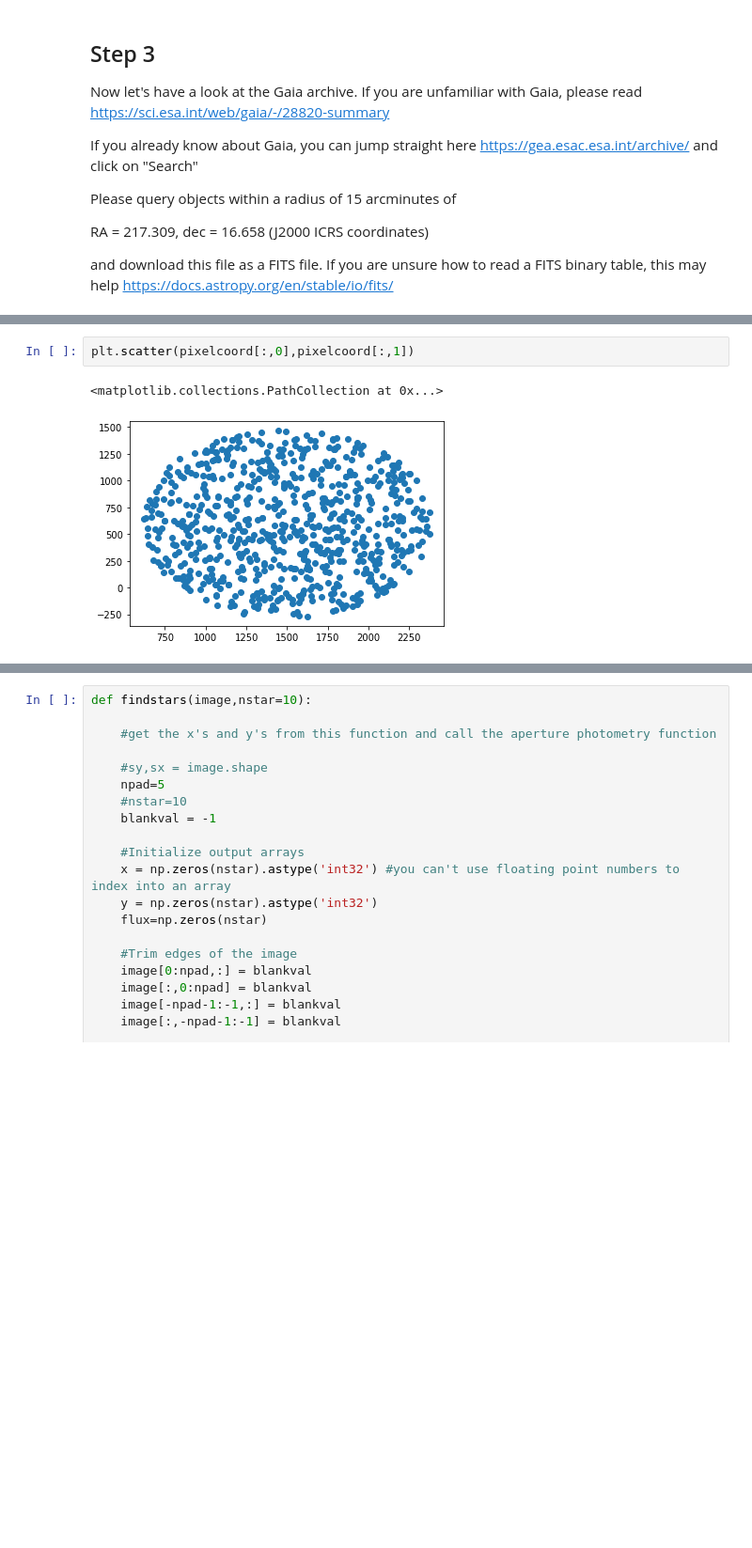
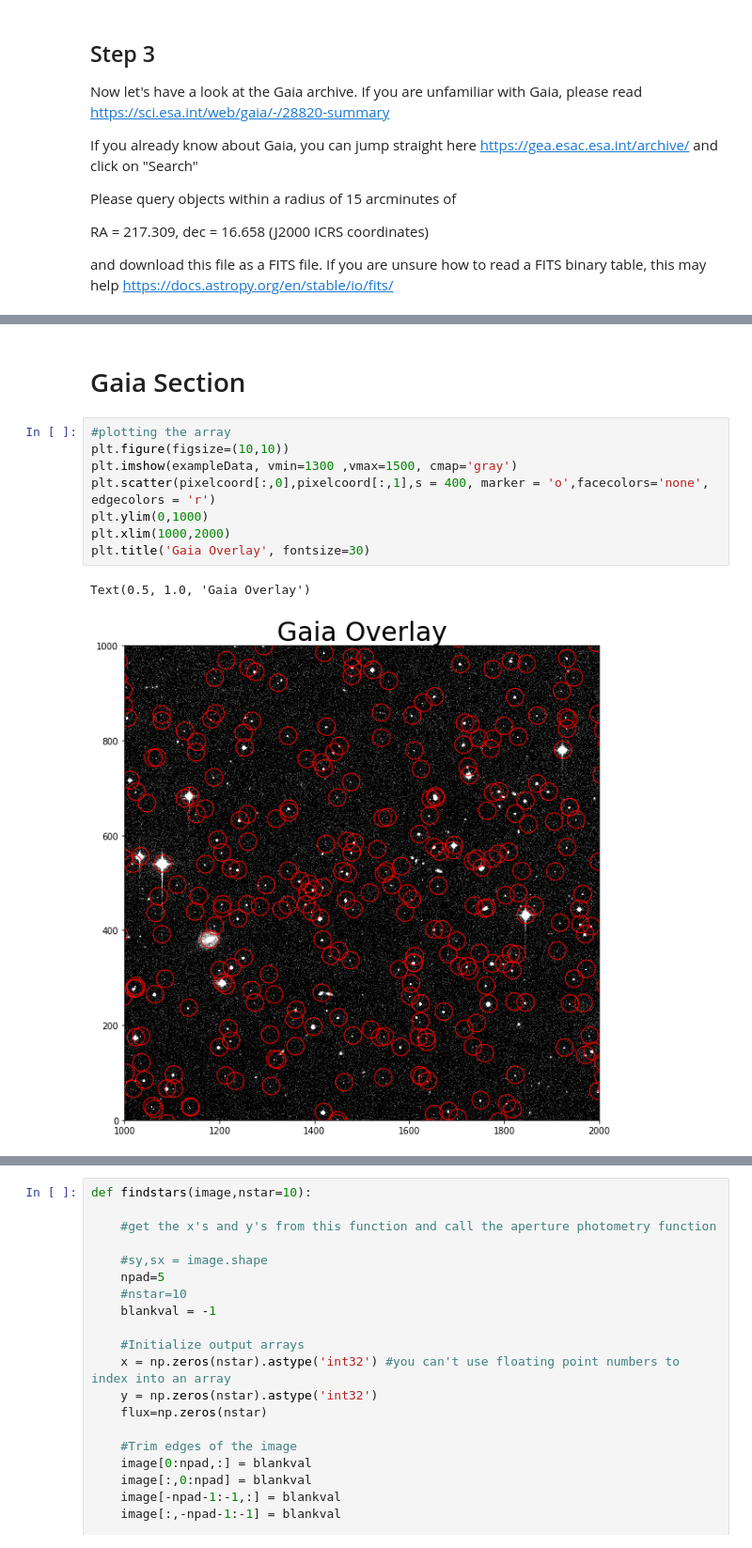
Before and after one commit to lockepatton/ASTR100-2020, a Jupyter notebook: Students/AlexanderMcPike/HW2_McPike.ipynb, the cells around one changed output, grey strips where cells are left out. Shown at 94% size. Cells and saved outputs as stored; diff of their text form; blank space fills up the shorter version.

```diff
--- a/Students/AlexanderMcPike/HW2_McPike.ipynb
+++ b/Students/AlexanderMcPike/HW2_McPike.ipynb
@@ -226,5 +195,13 @@ array([[1484.98433027,  584.31404285],
-# %%
-plt.scatter(pixelcoord[:,0],pixelcoord[:,1])
-# %% [output]
-<matplotlib.collections.PathCollection at 0x...>
-[figure, removed]
+# %% [markdown]
+# Gaia Section
+# %%
+#plotting the array
+plt.figure(figsize=(10,10))
+plt.imshow(exampleData, vmin=1300 ,vmax=1500, cmap='gray')
+plt.scatter(pixelcoord[:,0],pixelcoord[:,1],s = 400, marker = 'o',facecolors='none', edgecolors = 'r')
+plt.ylim(0,1000)
+plt.xlim(1000,2000)
+plt.title('Gaia Overlay', fontsize=30)
+# %% [output]
+Text(0.5, 1.0, 'Gaia Overlay')
+[figure, added]
```
Also changed, not shown: parts of 16 cells of this notebook.
